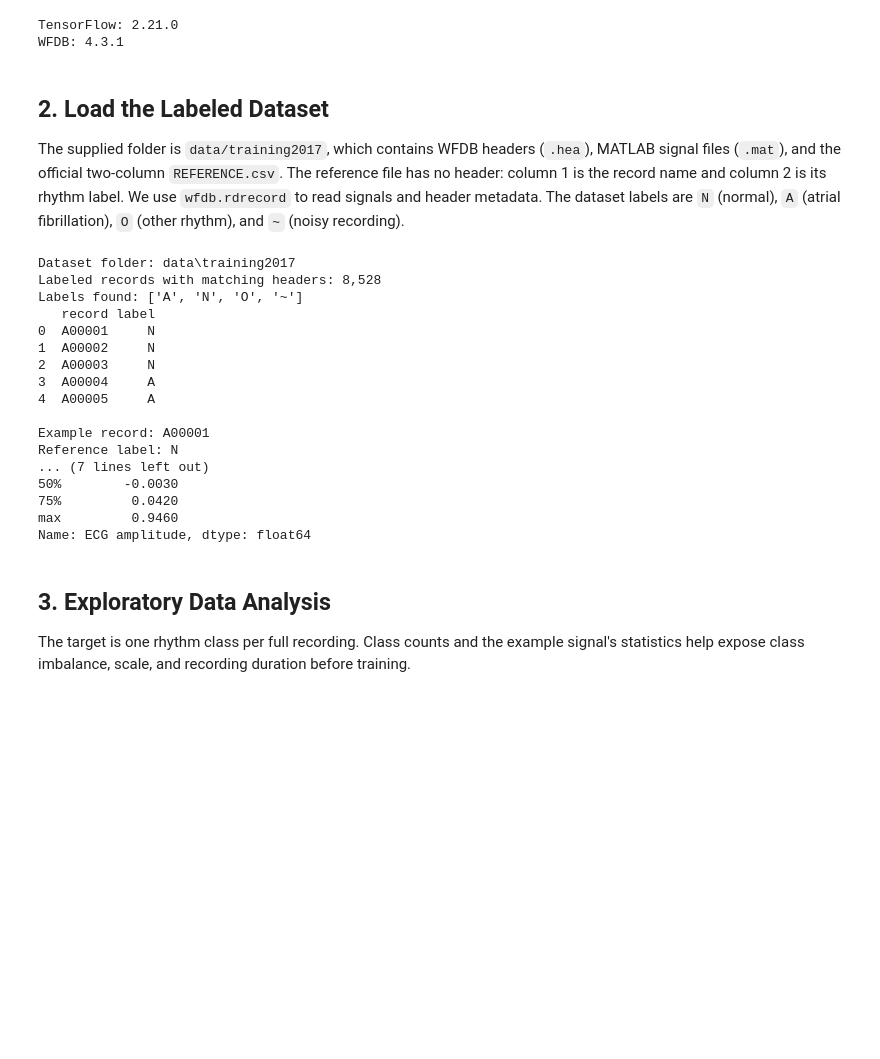
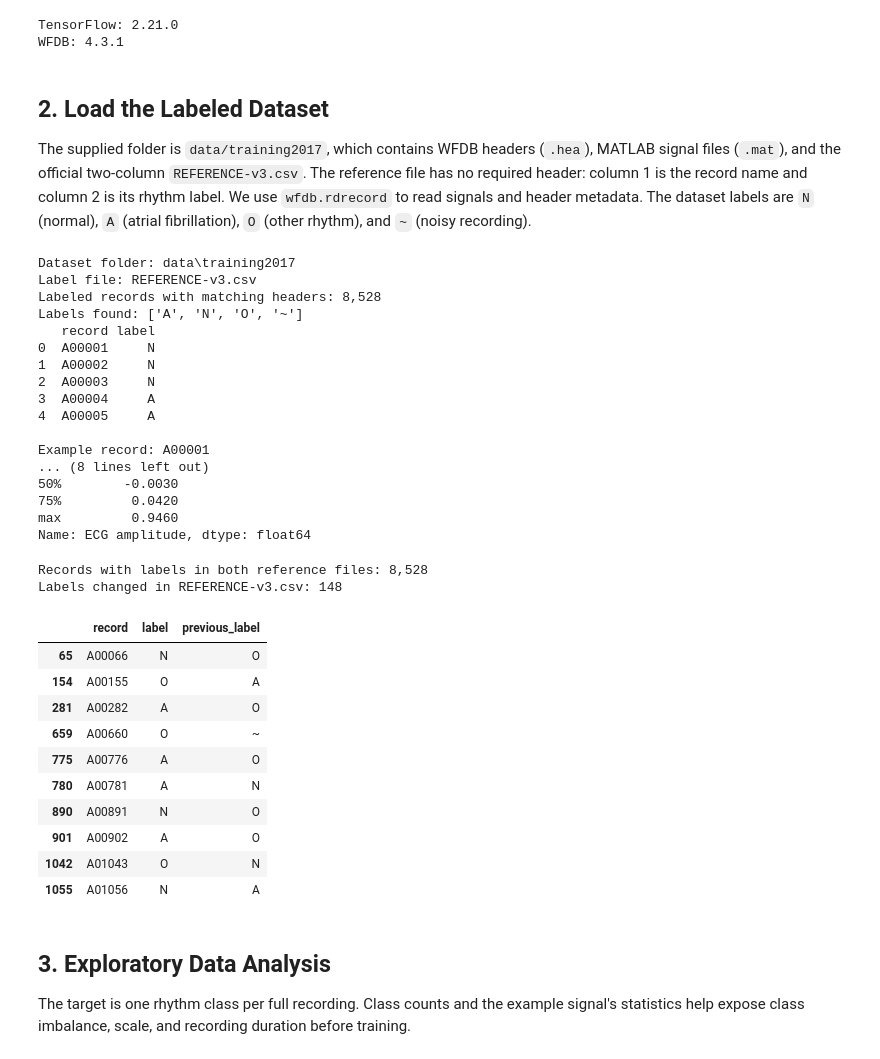
Before and after one commit to TSK06/ecg_ai, a Jupyter notebook: notebook/ECG_Rhythm_classification.ipynb, the cells around one changed output. Cells and saved outputs as stored; diff of their text form; code cells hidden in the pictures; blank space fills up the shorter version.

```diff
--- a/notebook/ECG_Rhythm_classification.ipynb
+++ b/notebook/ECG_Rhythm_classification.ipynb
@@ -58,7 +58,7 @@ WFDB: 4.3.1
 # %% [markdown]
 ## 2. Load the Labeled Dataset
 
-The supplied folder is `data/training2017`, which contains WFDB headers (`.hea`), MATLAB signal files (`.mat`), and the official two-column `REFERENCE.csv`. The reference file has no header: column 1 is the record name and column 2 is its rhythm label. We use `wfdb.rdrecord` to read signals and header metadata. The dataset labels are `N` (normal), `A` (atrial fibrillation), `O` (other rhythm), and `~` (noisy recording).
+The supplied folder is `data/training2017`, which contains WFDB headers (`.hea`), MATLAB signal files (`.mat`), and the official two-column `REFERENCE-v3.csv`. The reference file has no required header: column 1 is the record name and column 2 is its rhythm label. We use `wfdb.rdrecord` to read signals and header metadata. The dataset labels are `N` (normal), `A` (atrial fibrillation), `O` (other rhythm), and `~` (noisy recording).
 # %%
 # Find the project root without relying on the notebook's launch directory.
 project_root = next(
@@ -73,10 +73,11 @@ if project_root is None:
     )
 
 DATA_DIR = project_root / "data" / "training2017"
-REFERENCE_PATH = DATA_DIR / "REFERENCE.csv"
+REFERENCE_PATH = DATA_DIR / "REFERENCE-v3.csv"
 if not REFERENCE_PATH.exists():
     raise FileNotFoundError(
         f"Expected the labeled training reference file at {REFERENCE_PATH}. "
+        "Place REFERENCE-v3.csv in data/training2017 before running this notebook. "
         "Do not substitute sample2017/answers.txt; that file contains sample "
         "algorithm predictions, not reference labels."
     )
@@ -93,6 +94,7 @@ if records_df.empty:
     raise ValueError("No labeled records matched the WFDB headers in DATA_DIR.")
 
 print(f"Dataset folder: {DATA_DIR.relative_to(project_root)}")
+print(f"Label file: {REFERENCE_PATH.name}")
 print(f"Labeled records with matching headers: {len(records_df):,}")
 print("Labels found:", sorted(records_df["label"].unique()))
 print(records_df.head())
@@ -109,6 +111,7 @@ print(f"Signal shape: {example_signal.shape}; duration: {len(example_signal) / e
 print(pd.Series(example_signal, name="ECG amplitude").describe().round(4))
 # %% [output]
 Dataset folder: data\training2017
+Label file: REFERENCE-v3.csv
 Labeled records with matching headers: 8,528
 Labels found: ['A', 'N', 'O', '~']
    record label
@@ -119,12 +122,46 @@ Labels found: ['A', 'N', 'O', '~']
 4  A00005     A
 
 Example record: A00001
-Reference label: N
-... (7 lines left out)
+... (8 lines left out)
 50%        -0.0030
 75%         0.0420
 max         0.9460
 Name: ECG amplitude, dtype: float64
+# %%
+previous_reference_path = DATA_DIR / "REFERENCE.csv"
+if previous_reference_path.exists():
+    previous_labels = pd.read_csv(
+        previous_reference_path,
+        header=None,
+        names=["record", "previous_label"],
+        dtype=str,
+    )
+    previous_labels["record"] = previous_labels["record"].str.strip()
+    previous_labels["previous_label"] = previous_labels["previous_label"].str.strip()
+    reference_audit = records_df.merge(previous_labels, on="record", how="inner")
+    changed_labels = reference_audit[
+        reference_audit["label"] != reference_audit["previous_label"]
+    ]
+    print(f"Records with labels in both reference files: {len(reference_audit):,}")
+    print(f"Labels changed in REFERENCE-v3.csv: {len(changed_labels):,}")
+    if not changed_labels.empty:
+        display(changed_labels.head(10))
+else:
+    print("No previous REFERENCE.csv found for a label-version comparison.")
+# %% [output]
+Records with labels in both reference files: 8,528
+Labels changed in REFERENCE-v3.csv: 148
+|  | record | label | previous_label |
+| 65 | A00066 | N | O |
+| 154 | A00155 | O | A |
+| 281 | A00282 | A | O |
+| 659 | A00660 | O | ~ |
+| 775 | A00776 | A | O |
+| 780 | A00781 | A | N |
+| 890 | A00891 | N | O |
+| 901 | A00902 | A | O |
+| 1042 | A01043 | O | N |
+| 1055 | A01056 | N | A |
 # %% [markdown]
 ## 3. Exploratory Data Analysis
 
```
Also changed, not shown: parts of 13 cells of this notebook.
